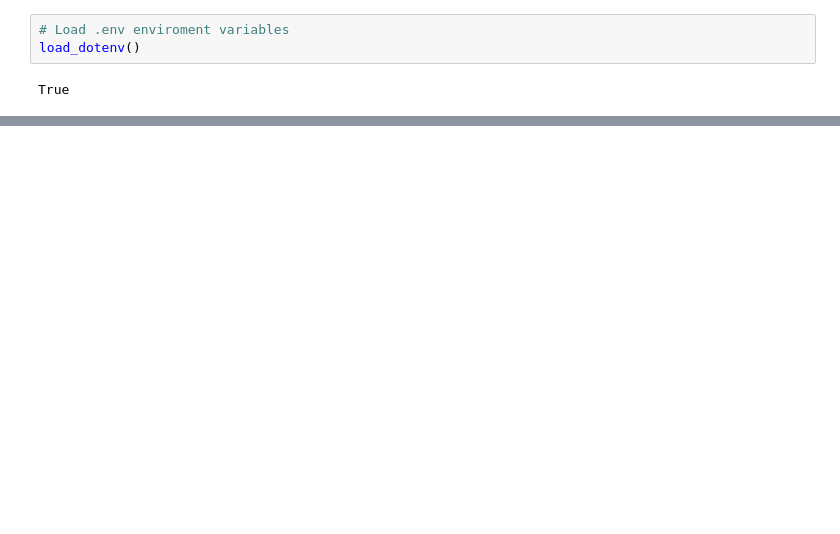
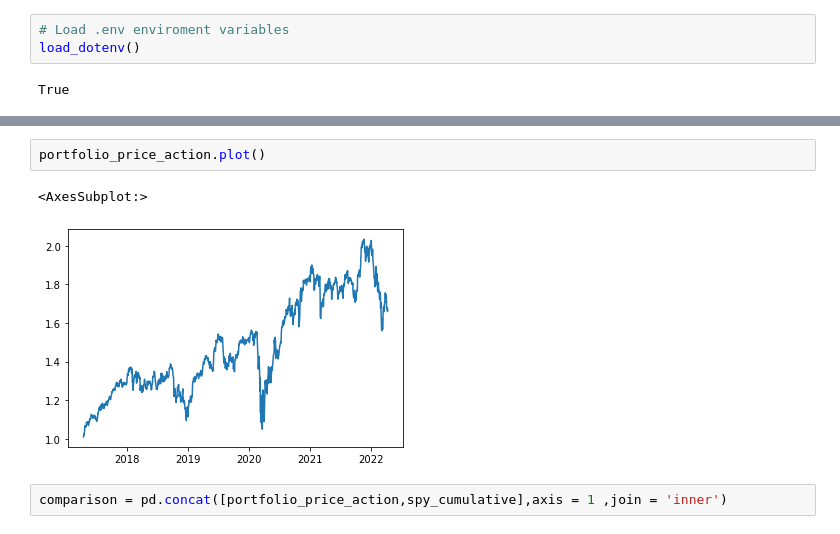
Before and after one commit to Nithy29/Responsible_Investor, a Jupyter notebook: analysis.ipynb, the cells around one changed output, grey strips where cells are left out. Saved outputs shown, nothing was run; the diff lists cells and outputs as text; blank space fills up the shorter version.

Commit message:
uptill comparison

```diff
--- a/analysis.ipynb
+++ b/analysis.ipynb
@@ -78,0 +119,7 @@ portfolio
+# %%
+portfolio_price_action.plot()
+# %% [output]
+<AxesSubplot:>
+[figure, added]
+# %%
+comparison = pd.concat([portfolio_price_action,spy_cumulative],axis = 1 ,join = 'inner')
```
Also changed, not shown: parts of 18 cells of this notebook.
